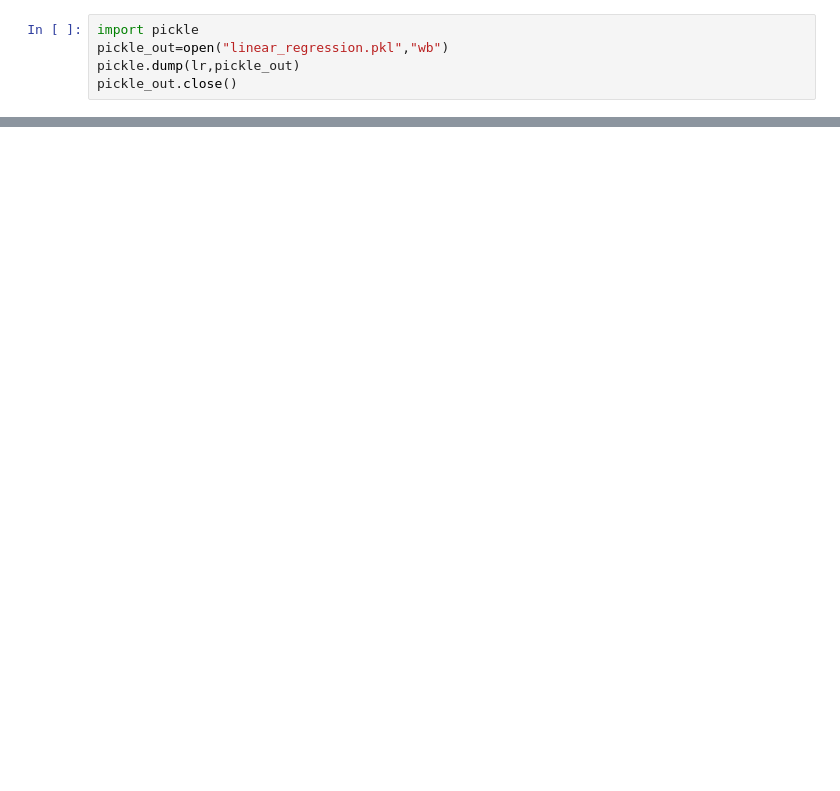
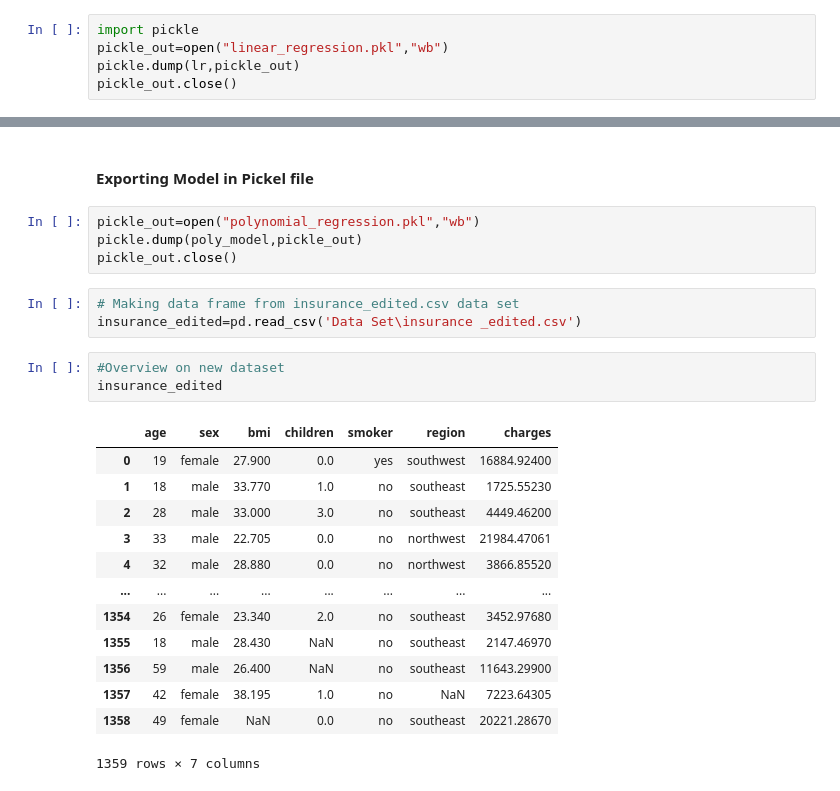
Before and after one commit to BhaveshDwaram/Minor-project, a Jupyter notebook: Medical Insurance Cost Prediction.ipynb, the cells around one changed output, grey strips where cells are left out. Saved outputs shown, nothing was run; the diff lists cells and outputs as text; blank space fills up the shorter version.

```diff
--- a/Medical Insurance Cost Prediction.ipynb
+++ b/Medical Insurance Cost Prediction.ipynb
@@ -470,0 +507,26 @@ pickle_out.close()
+# %% [markdown]
+#### **Exporting Model in Pickel file**
+# %%
+pickle_out=open("polynomial_regression.pkl","wb")
+pickle.dump(poly_model,pickle_out)
+pickle_out.close()
+# %%
+# Making data frame from insurance_edited.csv data set
+insurance_edited=pd.read_csv('Data Set\insurance _edited.csv')
+# %%
+#Overview on new dataset
+insurance_edited
+# %% [output]
+|  | age | sex | bmi | children | smoker | region | charges |
+| 0 | 19 | female | 27.900 | 0.0 | yes | southwest | 16884.92400 |
+| 1 | 18 | male | 33.770 | 1.0 | no | southeast | 1725.55230 |
+| 2 | 28 | male | 33.000 | 3.0 | no | southeast | 4449.46200 |
+| 3 | 33 | male | 22.705 | 0.0 | no | northwest | 21984.47061 |
+| 4 | 32 | male | 28.880 | 0.0 | no | northwest | 3866.85520 |
+| ... | ... | ... | ... | ... | ... | ... | ... |
+| 1354 | 26 | female | 23.340 | 2.0 | no | southeast | 3452.97680 |
+| 1355 | 18 | male | 28.430 | NaN | no | southeast | 2147.46970 |
+| 1356 | 59 | male | 26.400 | NaN | no | southeast | 11643.29900 |
+| 1357 | 42 | female | 38.195 | 1.0 | no | NaN | 7223.64305 |
+| 1358 | 49 | female | NaN | 0.0 | no | southeast | 20221.28670 |
+1359 rows × 7 columns
```
Also changed, not shown: parts of 49 cells of this notebook, 5 other files.
